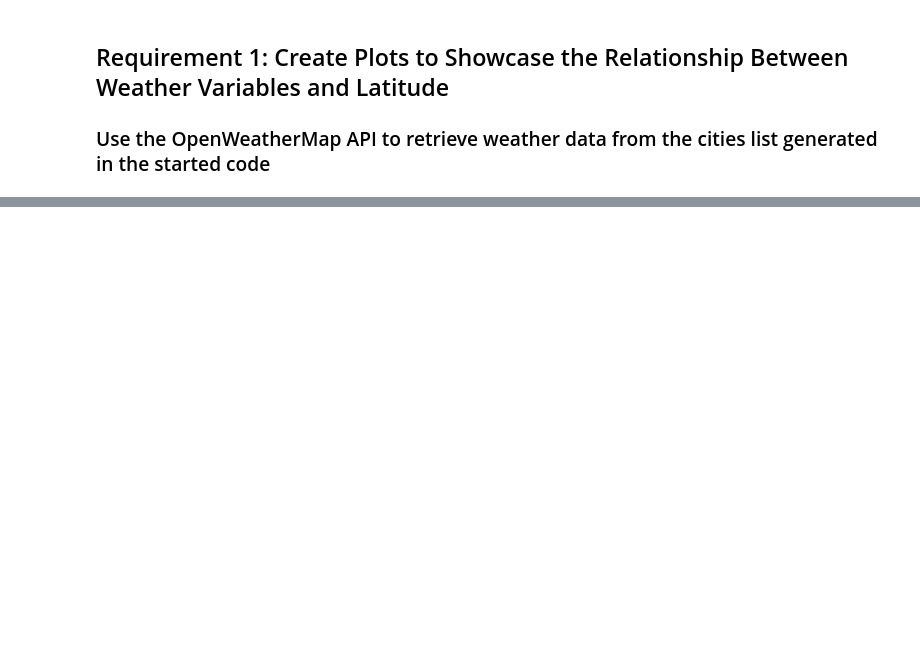
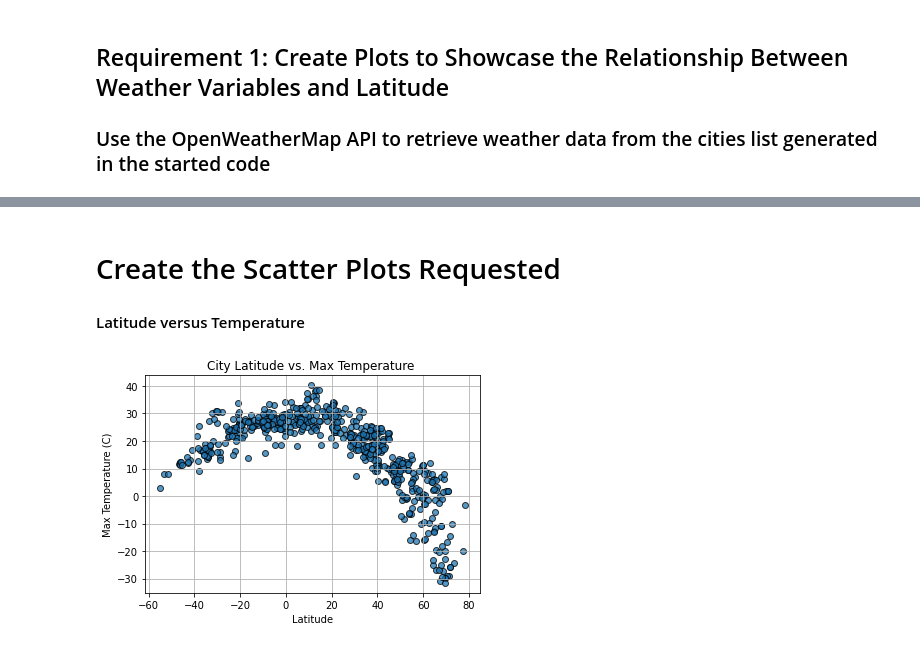
Before and after one commit to jbarkle/Python-API-Challenge, a Jupyter notebook: WeatherPy/WeatherPy.ipynb, the cells around one changed output, grey strips where cells are left out. Saved outputs shown, nothing was run; the diff lists cells and outputs as text; code cells hidden in the pictures; blank space fills up the shorter version.

```diff
--- a/WeatherPy/WeatherPy.ipynb
+++ b/WeatherPy/WeatherPy.ipynb
@@ -180,0 +182,26 @@ city_data_df.head()
+# %% [markdown]
+# Create the Scatter Plots Requested
+
+#### Latitude versus Temperature
+# %%
+# Build scatter plot for latitude vs. temperature
+x_values = city_data_df["Lat"]
+y_values = city_data_df["Max Temp"]
+plt.scatter(x_values,y_values, marker="o", edgecolors="black",
+            alpha=0.75)
+
+# Incorporate the other graph properties
+# today = date.today()
+
+plt.title("City Latitude vs. Max Temperature ")
+plt.xlabel("Latitude")
+plt.ylabel("Max Temperature (C)")
+plt.grid()
+
+# Save the figure
+# plt.savefig("output_data/Fig1.png")
+
+# Show plot
+plt.show()
+# %% [output]
+[figure, added]
```
Also changed, not shown: parts of 8 cells of this notebook, 1 other file.
